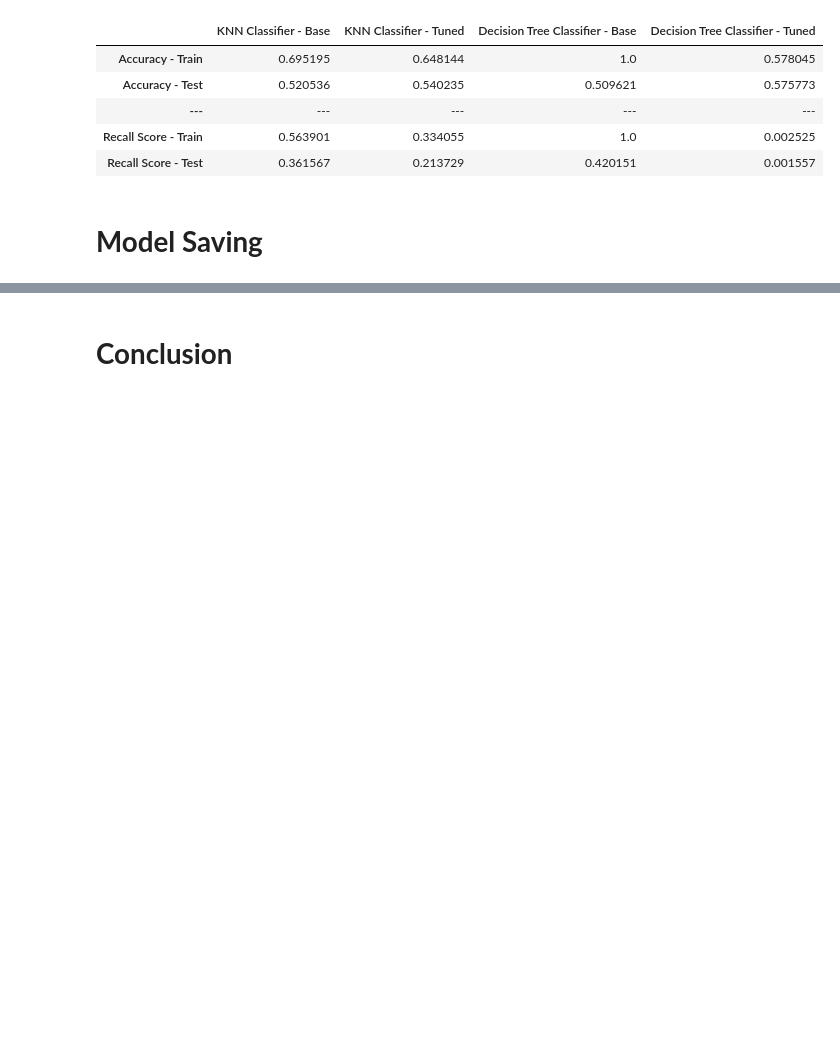
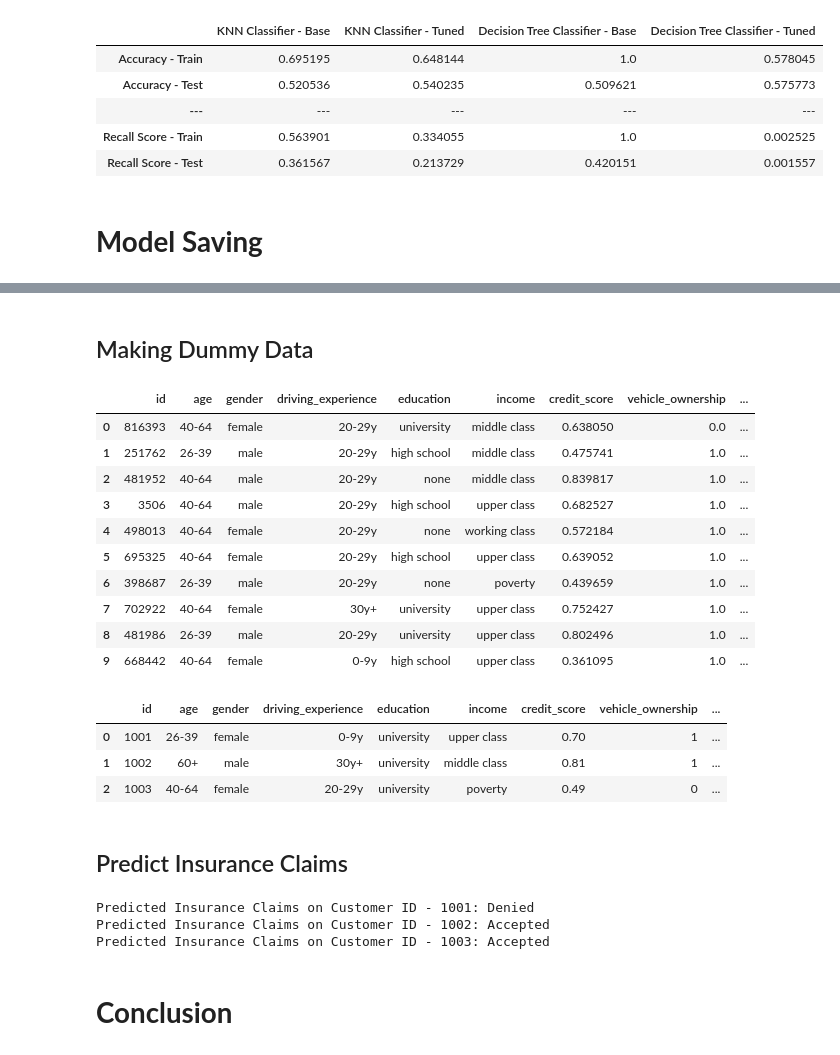
Before and after one commit to FTDS-assignment-bay/p2-final-project-ftds-012-hck-group-001, a Jupyter notebook: vehicle_damage_ml.ipynb, the cells around one changed output, grey strips where cells are left out. Drawn from its saved outputs; the diff is of its cells as text; code cells hidden in the pictures; blank space fills up the shorter version.

Commit message:
Add Model Inference

```diff
--- a/vehicle_damage_ml.ipynb
+++ b/vehicle_damage_ml.ipynb
@@ -2203,2 +2231,63 @@ with open('deployment/dt_class_model.pkl', 'wb') as file_1:
+# %% [markdown]
+## Making Dummy Data
+# %%
+df.head(10)
+# %% [output]
+|  | id | age | gender | driving_experience | education | income | credit_score | vehicle_ownership | ... |
+| 0 | 816393 | 40-64 | female | 20-29y | university | middle class | 0.638050 | 0.0 | ... |
+| 1 | 251762 | 26-39 | male | 20-29y | high school | middle class | 0.475741 | 1.0 | ... |
+| 2 | 481952 | 40-64 | male | 20-29y | none | middle class | 0.839817 | 1.0 | ... |
+| 3 | 3506 | 40-64 | male | 20-29y | high school | upper class | 0.682527 | 1.0 | ... |
+| 4 | 498013 | 40-64 | female | 20-29y | none | working class | 0.572184 | 1.0 | ... |
+| 5 | 695325 | 40-64 | female | 20-29y | high school | upper class | 0.639052 | 1.0 | ... |
+| 6 | 398687 | 26-39 | male | 20-29y | none | poverty | 0.439659 | 1.0 | ... |
+| 7 | 702922 | 40-64 | female | 30y+ | university | upper class | 0.752427 | 1.0 | ... |
+| 8 | 481986 | 26-39 | male | 20-29y | university | upper class | 0.802496 | 1.0 | ... |
+| 9 | 668442 | 40-64 | female | 0-9y | high school | upper class | 0.361095 | 1.0 | ... |
+# %%
+# Making dummy data
+data_inf = {
+    'id': [1001, 1002, 1003],
+    'age': ['26-39', '60+', '40-64'],
+    'gender': ['female', 'male', 'female'],
+    'driving_experience': ['0-9y', '30y+', '20-29y'],
+    'education': ['university', 'university', 'university'],
+    'income': ['upper class', 'middle class', 'poverty'],
+    'credit_score': [0.70, 0.81, 0.49],
+    'vehicle_ownership': [1, 1, 0],
+    'vehicle_year': ['after 2015', 'before 2015', 'before 2015'],
+    'type_of_vehicle': ['sports car', 'sedan', 'suv'],
+    'married': [0, 1, 1],
+    'children': [0, 0, 1],
+    'postal_code': [10238, 10238, 10238],
+    'annual_mileage': [17000.0, 15000.0, 7000.0],
+    'speeding_violations': [1, 0, 0],
+    'duis': [0, 0, 0],
+    'past_accidents': [0, 0, 0],
+    'issue': ['scratch', 'dent', 'lamp broken']
+}
+
+df_inf = pd.DataFrame(data_inf)
+
+df_inf
+# %% [output]
+|  | id | age | gender | driving_experience | education | income | credit_score | vehicle_ownership | ... |
+| 0 | 1001 | 26-39 | female | 0-9y | university | upper class | 0.70 | 1 | ... |
+| 1 | 1002 | 60+ | male | 30y+ | university | middle class | 0.81 | 1 | ... |
+| 2 | 1003 | 40-64 | female | 20-29y | university | poverty | 0.49 | 0 | ... |
+# %% [markdown]
+## Predict Insurance Claims
+# %%
+# Predict the inference data
+y_pred_inf = model.predict(df_inf)
+targets = ['Denied', 'Accepted']
+
+print(f'Predicted Insurance Claims on Customer ID - {df_inf.id.loc[0]}: {targets[int(y_pred_inf[0])]}')
+print(f'Predicted Insurance Claims on Customer ID - {df_inf.id.loc[1]}: {targets[int(y_pred_inf[1])]}')
+print(f'Predicted Insurance Claims on Customer ID - {df_inf.id.loc[2]}: {targets[int(y_pred_inf[2])]}')
+# %% [output]
+Predicted Insurance Claims on Customer ID - 1001: Denied
+Predicted Insurance Claims on Customer ID - 1002: Accepted
+Predicted Insurance Claims on Customer ID - 1003: Accepted
 # %% [markdown]
 # **Conclusion**
```
Also changed, not shown: parts of 3 cells of this notebook.
